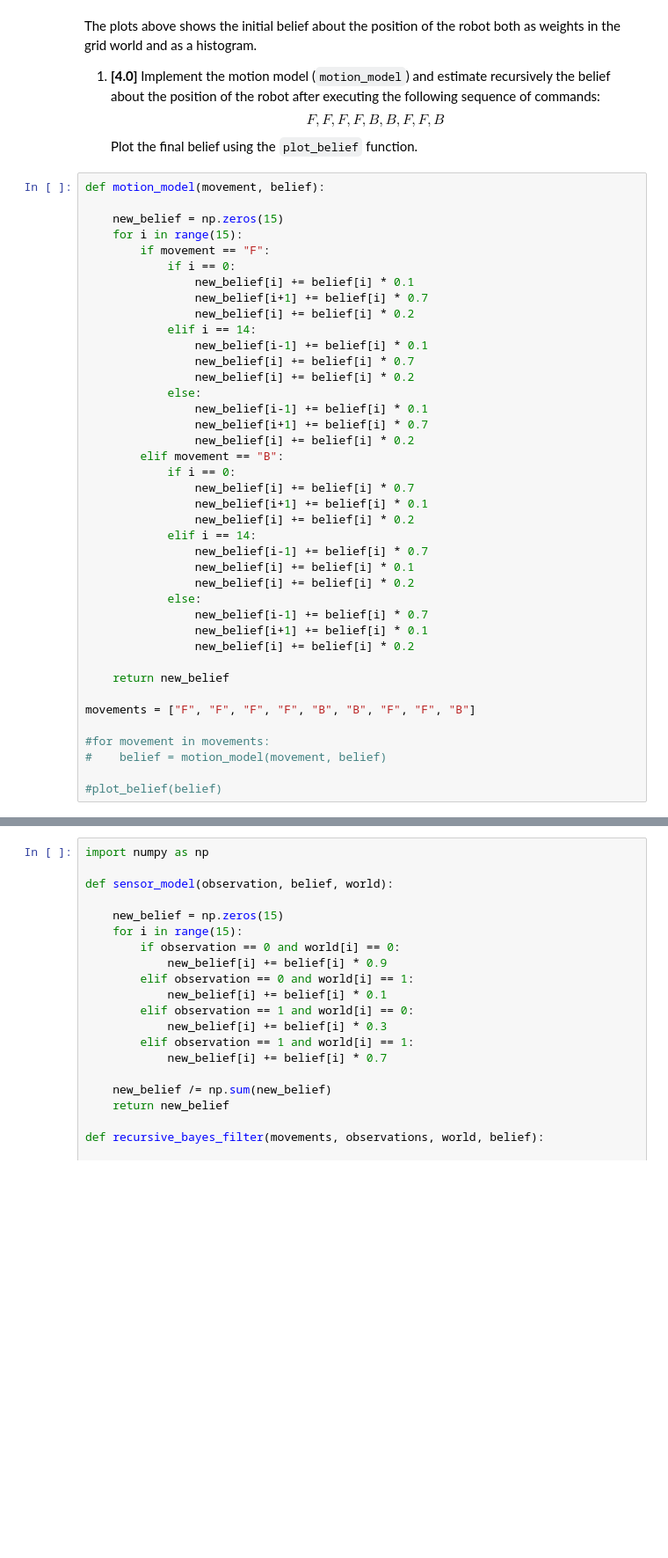
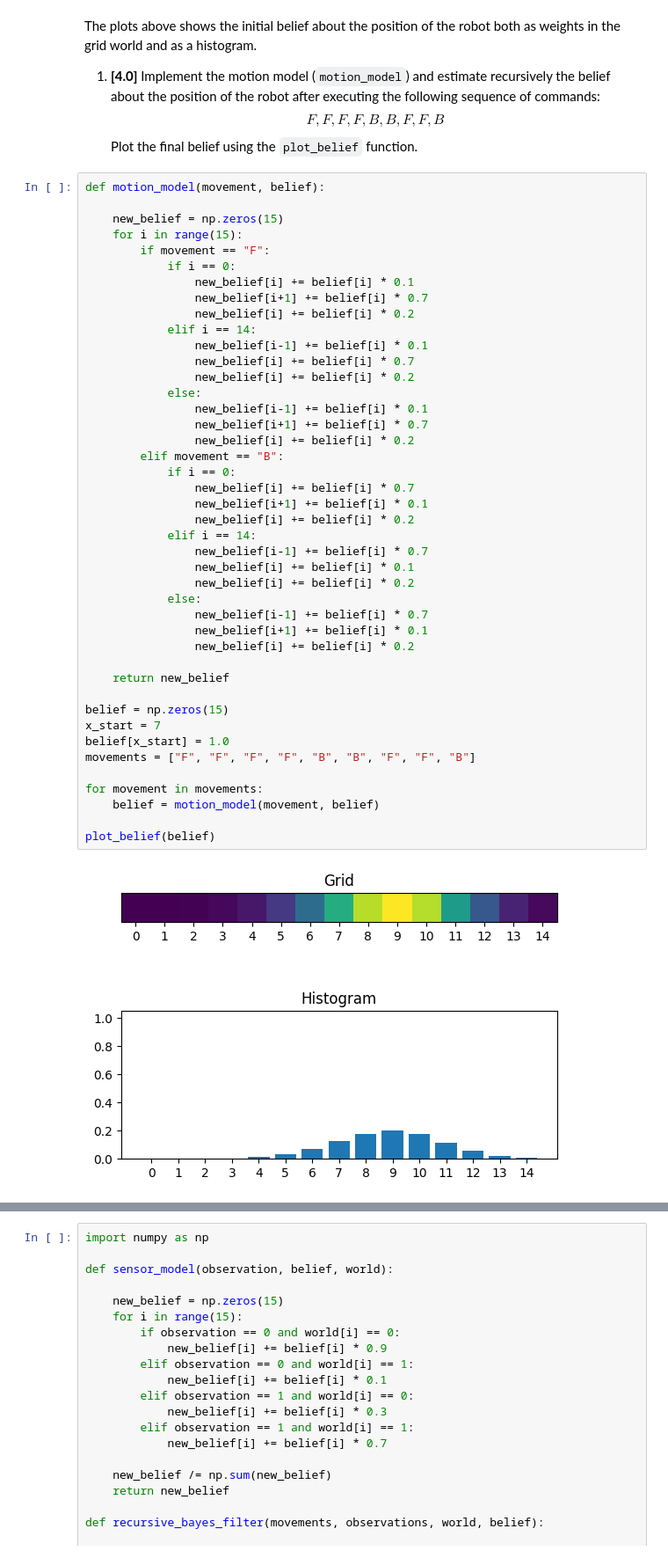
Before and after one commit to harry-graves/C18_code, a Jupyter notebook: navigation/ex01-bayes-filter/ex2_1.ipynb, the cells around one changed output, grey strips where cells are left out. Shown at 88% size. Saved outputs shown, nothing was run; the diff lists cells and outputs as text; blank space fills up the shorter version.

```diff
--- a/navigation/ex01-bayes-filter/ex2_1.ipynb
+++ b/navigation/ex01-bayes-filter/ex2_1.ipynb
@@ -52,36 +52,41 @@ def motion_model(movement, belief):
                 new_belief[i] += belief[i] * 0.1
                 new_belief[i+1] += belief[i] * 0.7
                 new_belief[i] += belief[i] * 0.2
             elif i == 14:
                 new_belief[i-1] += belief[i] * 0.1
                 new_belief[i] += belief[i] * 0.7
                 new_belief[i] += belief[i] * 0.2
             else:
                 new_belief[i-1] += belief[i] * 0.1
                 new_belief[i+1] += belief[i] * 0.7
                 new_belief[i] += belief[i] * 0.2
         elif movement == "B":
             if i == 0:
                 new_belief[i] += belief[i] * 0.7
                 new_belief[i+1] += belief[i] * 0.1
                 new_belief[i] += belief[i] * 0.2
             elif i == 14:
                 new_belief[i-1] += belief[i] * 0.7
                 new_belief[i] += belief[i] * 0.1
                 new_belief[i] += belief[i] * 0.2
             else:
                 new_belief[i-1] += belief[i] * 0.7
                 new_belief[i+1] += belief[i] * 0.1
                 new_belief[i] += belief[i] * 0.2
 
     return new_belief
 
+belief = np.zeros(15)
+x_start = 7
+belief[x_start] = 1.0
 movements = ["F", "F", "F", "F", "B", "B", "F", "F", "B"]
 
-#for movement in movements:
-#    belief = motion_model(movement, belief)
+for movement in movements:
+    belief = motion_model(movement, belief)
 
-#plot_belief(belief)
+plot_belief(belief)
+# %% [output]
+[figure, added]
 # %% [markdown]
 ---
 
```
Also changed, not shown: parts of 1 cell of this notebook.
